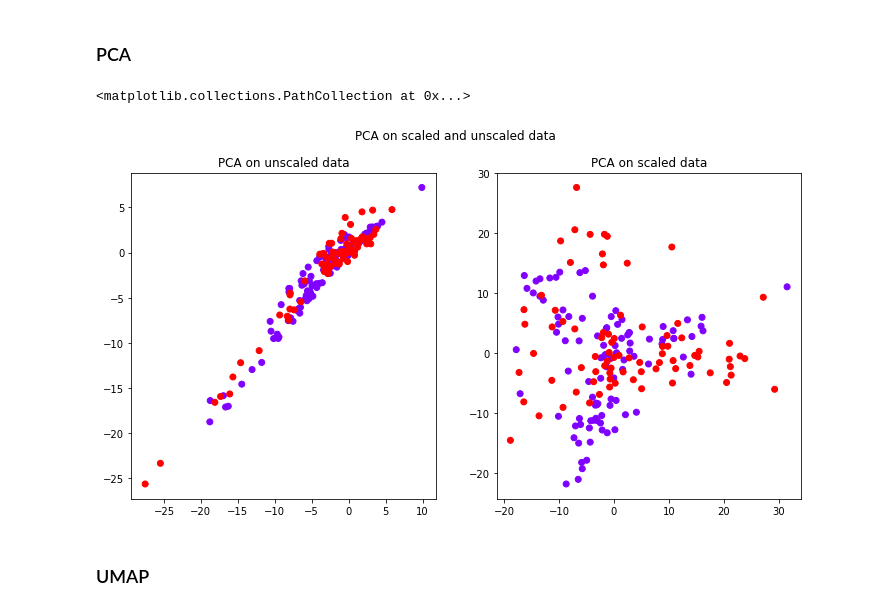
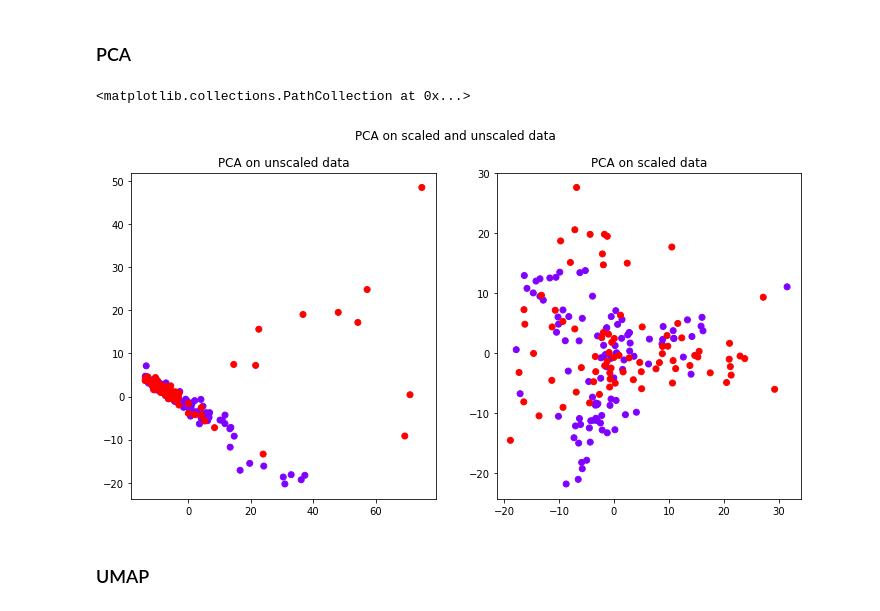
Before and after one commit to hammadkhann/ML-for-AI-and-DS, a Jupyter notebook: Case_study1/Feature_Engineering_Case_Study_1_Sebin.ipynb, the cells around one changed output. Drawn from its saved outputs; the diff is of its cells as text; code cells hidden in the pictures.

```diff
--- a/Case_study1/Feature_Engineering_Case_Study_1_Sebin.ipynb
+++ b/Case_study1/Feature_Engineering_Case_Study_1_Sebin.ipynb
@@ -141,24 +141,24 @@ nX.shape
 # %%
 fig = plt.figure(figsize=(12, 6))
 ax1 = fig.add_subplot(121)
 ax2 = fig.add_subplot(122)
 
 fig.suptitle("PCA on scaled and unscaled data")
 # unscaled
 pca_unscaled = sklearn.decomposition.PCA(n_components=2).fit(X)
-pca_unscaled_display = pca.transform(X)
+pca_unscaled_display = pca_unscaled.transform(X)
 # scaled
 pca_scaled = sklearn.decomposition.PCA(n_components=2).fit(nX)
-pca_scaled_display = pca.transform(nX)
+pca_scaled_display = pca_scaled.transform(nX)
 
 ax1.title.set_text("PCA on unscaled data")
 ax1.scatter(pca_unscaled_display[:,0], pca_unscaled_display[:,1], c=y, cmap='rainbow')
 
 ax2.title.set_text("PCA on scaled data")
 ax2.scatter(pca_scaled_display[:,0], pca_scaled_display[:,1], c=y, cmap='rainbow')
 # %% [output]
 <matplotlib.collections.PathCollection at 0x...>
-[figure, old version]
+[figure, new version]
 # %% [markdown]
 ### UMAP
 # %%
```
Also changed, not shown: parts of 33 cells of this notebook.
